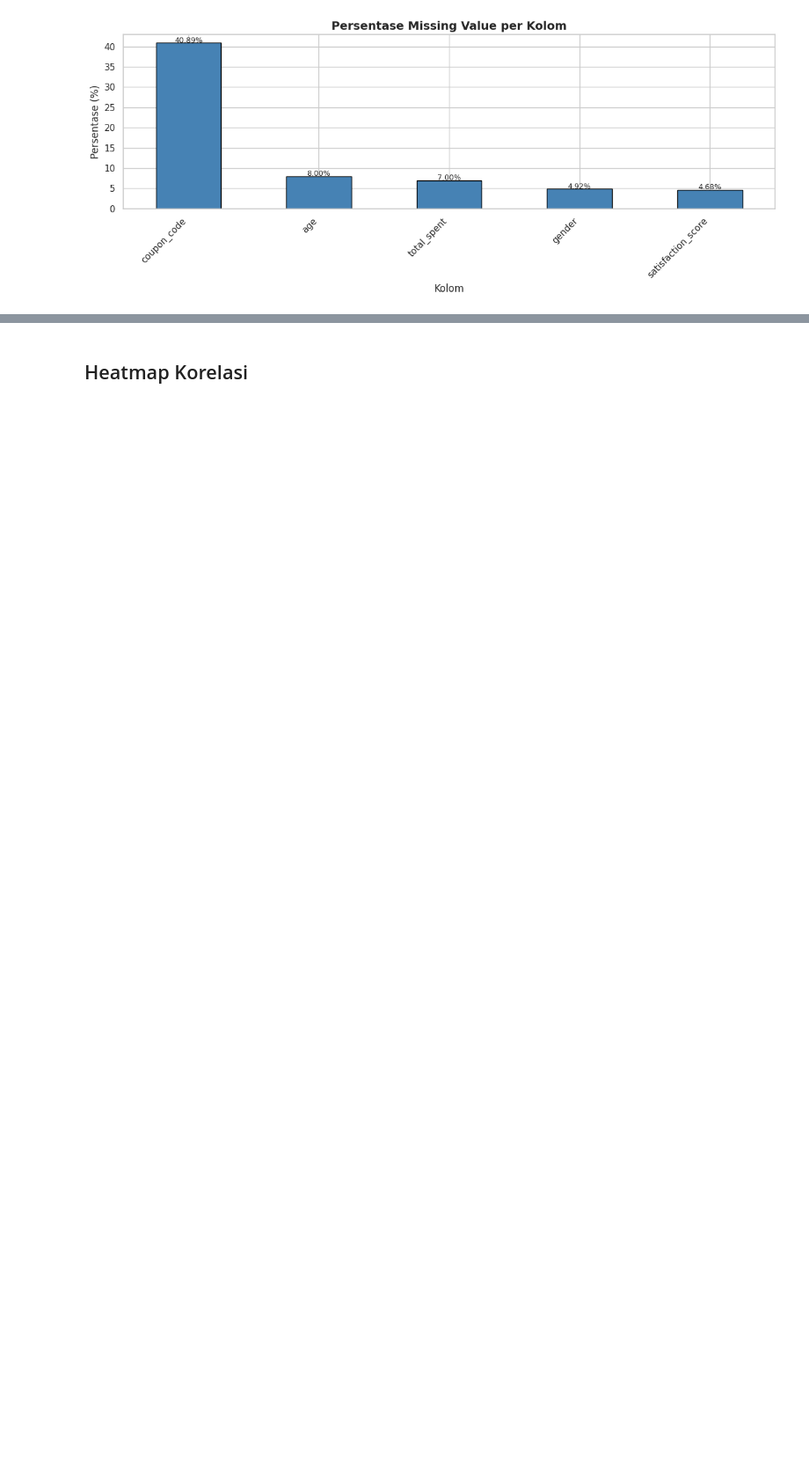
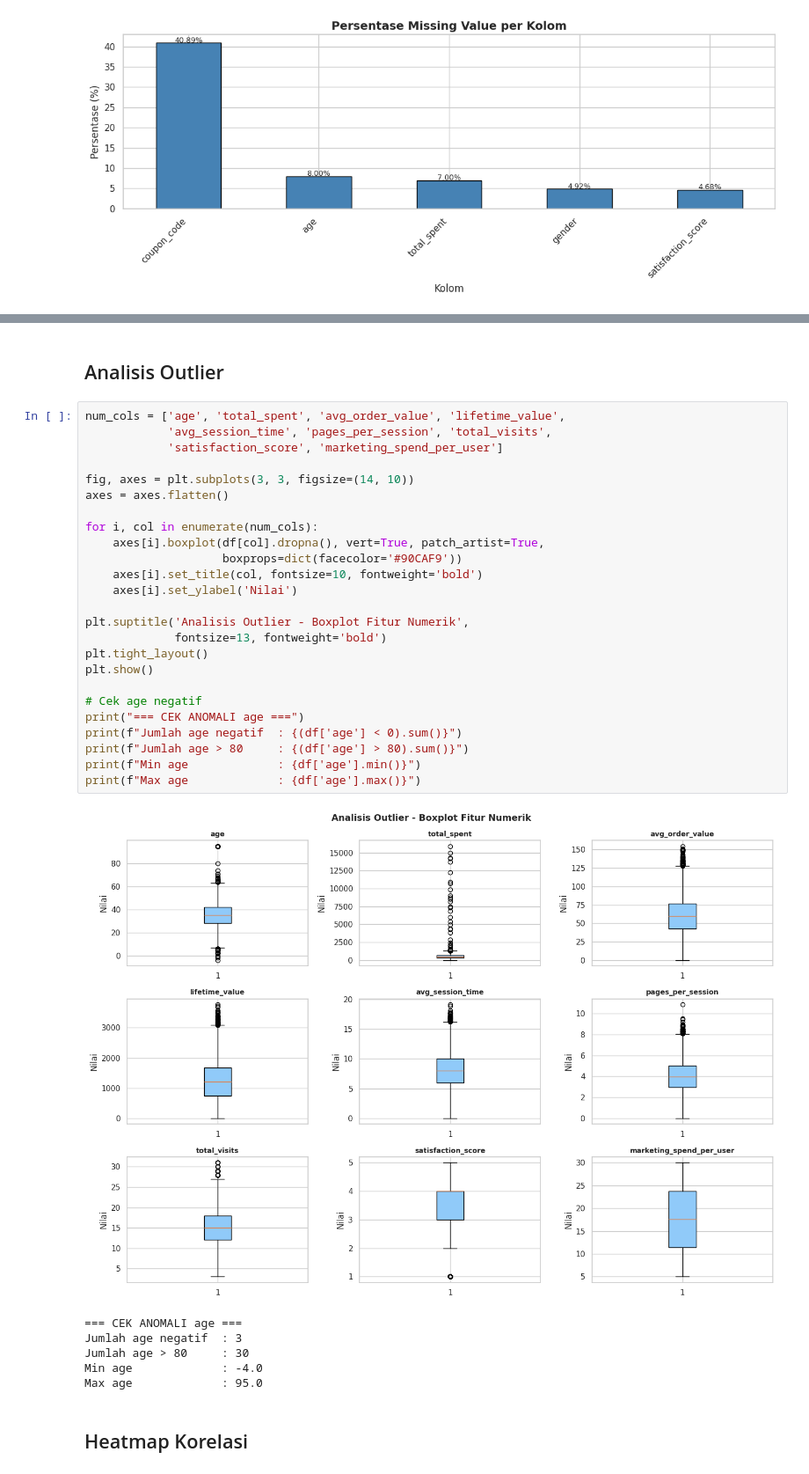
Before and after one commit to Rani1717/UAS-Bengkel-Koding-DataScience, a Jupyter notebook: notebook/UAS_BENGKOD.ipynb, the cells around one changed output, grey strips where cells are left out. Shown at 88% size. Cells and saved outputs as stored; diff of their text form; blank space fills up the shorter version.

```diff
--- a/notebook/UAS_BENGKOD.ipynb
+++ b/notebook/UAS_BENGKOD.ipynb
@@ -232,3 +212,37 @@ plt.show()
+# %% [markdown]
+## Analisis Outlier
+# %%
+num_cols = ['age', 'total_spent', 'avg_order_value', 'lifetime_value',
+            'avg_session_time', 'pages_per_session', 'total_visits',
+            'satisfaction_score', 'marketing_spend_per_user']
+
+fig, axes = plt.subplots(3, 3, figsize=(14, 10))
+axes = axes.flatten()
+
+for i, col in enumerate(num_cols):
+    axes[i].boxplot(df[col].dropna(), vert=True, patch_artist=True,
+                    boxprops=dict(facecolor='#90CAF9'))
+    axes[i].set_title(col, fontsize=10, fontweight='bold')
+    axes[i].set_ylabel('Nilai')
+
+plt.suptitle('Analisis Outlier - Boxplot Fitur Numerik',
+             fontsize=13, fontweight='bold')
+plt.tight_layout()
+plt.show()
+
+# Cek age negatif
+print("=== CEK ANOMALI age ===")
+print(f"Jumlah age negatif  : {(df['age'] < 0).sum()}")
+print(f"Jumlah age > 80     : {(df['age'] > 80).sum()}")
+print(f"Min age             : {df['age'].min()}")
+print(f"Max age             : {df['age'].max()}")
+# %% [output]
+[figure, added]
+=== CEK ANOMALI age ===
+Jumlah age negatif  : 3
+Jumlah age > 80     : 30
+Min age             : -4.0
+Max age             : 95.0
 # %% [markdown]
 ## Heatmap Korelasi
 # %%
```
Also changed, not shown: parts of 47 cells of this notebook.
